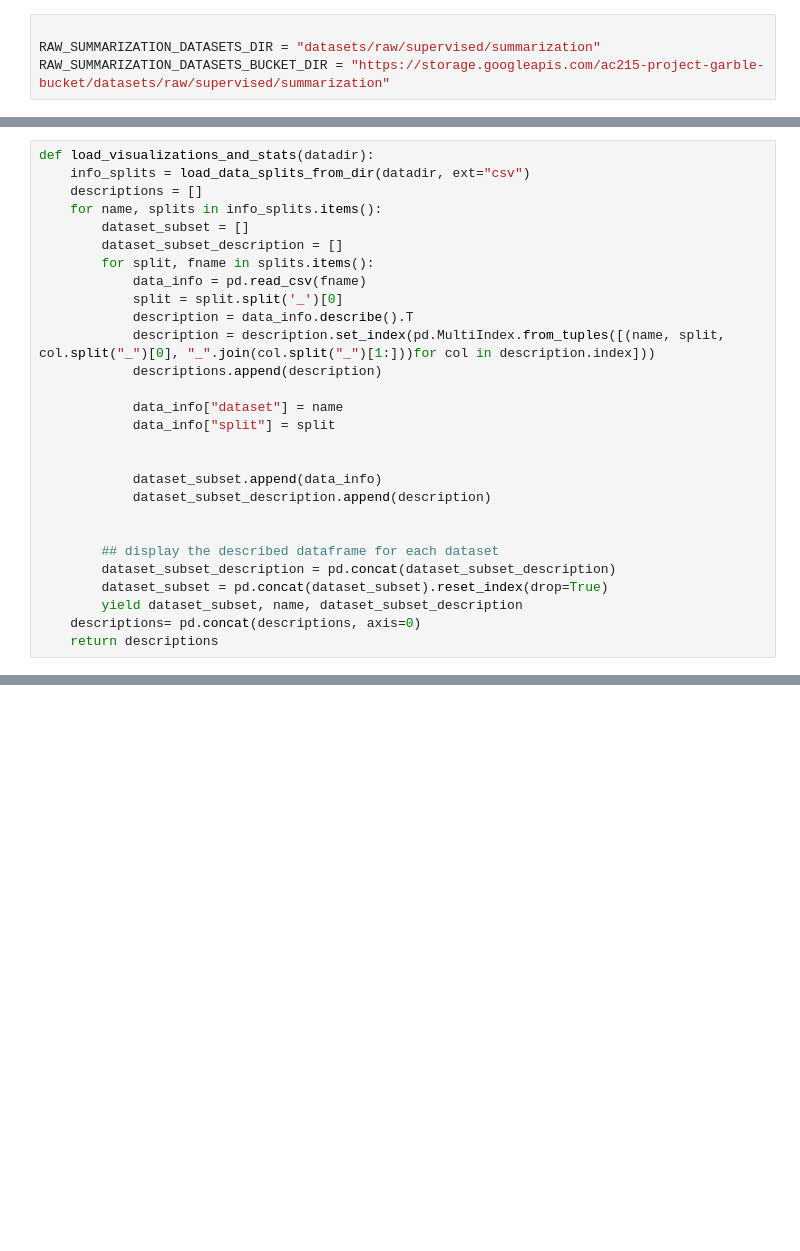
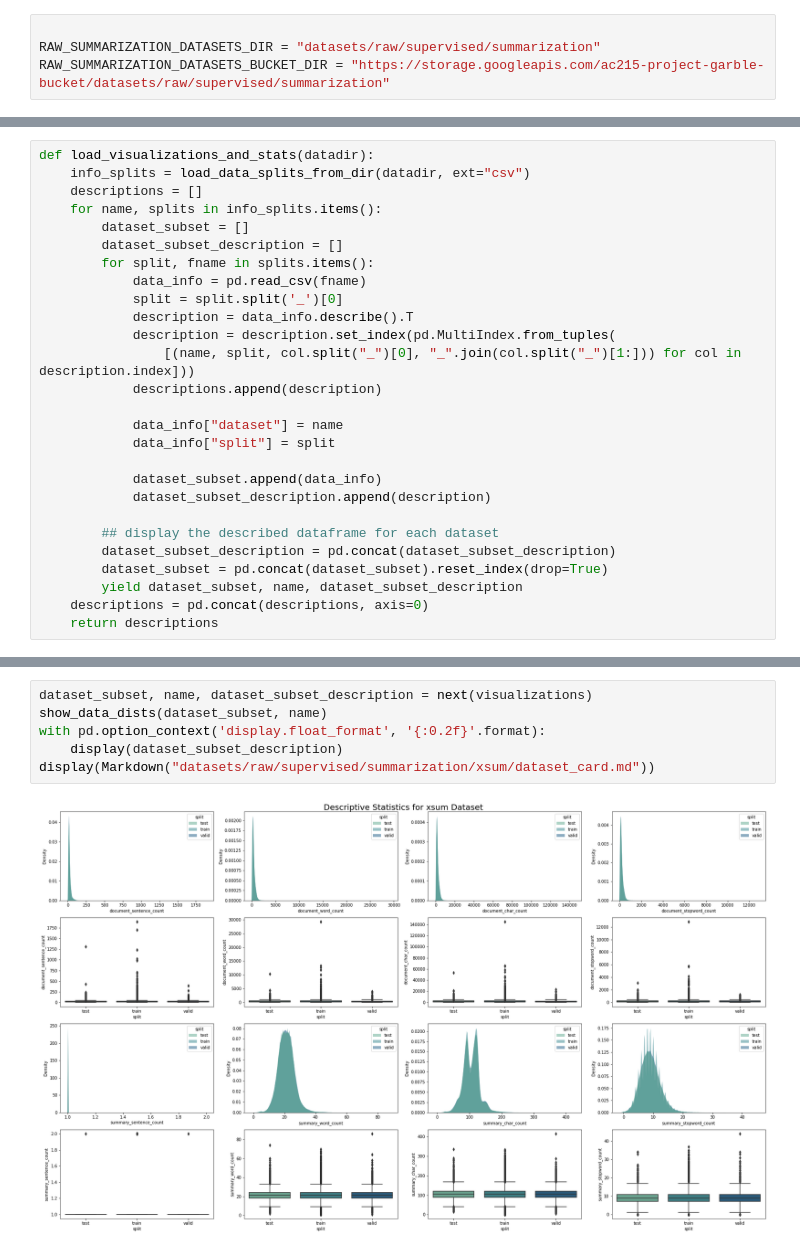
Before and after one commit to parambharat/AC215_projectgarble, a Jupyter notebook: notebooks/dataset_eda.ipynb, the cells around one changed output, grey strips where cells are left out. Saved outputs shown, nothing was run; the diff lists cells and outputs as text; blank space fills up the shorter version.

Commit message:
update: edit dataset cards for easy display

```diff
--- a/notebooks/dataset_eda.ipynb
+++ b/notebooks/dataset_eda.ipynb
@@ -175,22 +197,21 @@ def load_visualizations_and_stats(datadir):
             data_info = pd.read_csv(fname)
             split = split.split('_')[0]
             description = data_info.describe().T
-            description = description.set_index(pd.MultiIndex.from_tuples([(name, split, col.split("_")[0], "_".join(col.split("_")[1:]))for col in description.index]))
+            description = description.set_index(pd.MultiIndex.from_tuples(
+                [(name, split, col.split("_")[0], "_".join(col.split("_")[1:])) for col in description.index]))
             descriptions.append(description)
 
             data_info["dataset"] = name
             data_info["split"] = split
 
-
             dataset_subset.append(data_info)
             dataset_subset_description.append(description)
-
 
         ## display the described dataframe for each dataset
         dataset_subset_description = pd.concat(dataset_subset_description)
         dataset_subset = pd.concat(dataset_subset).reset_index(drop=True)
         yield dataset_subset, name, dataset_subset_description
-    descriptions= pd.concat(descriptions, axis=0)
+    descriptions = pd.concat(descriptions, axis=0)
     return descriptions
 # %%
 visualizations = load_visualizations_and_stats(RAW_SUMMARIZATION_DATASETS_DIR)
@@ -622,0 +644,8 @@ task_ids:
+# %%
+dataset_subset, name, dataset_subset_description = next(visualizations)
+show_data_dists(dataset_subset, name)
+with pd.option_context('display.float_format', '{:0.2f}'.format):
+    display(dataset_subset_description)
+display(Markdown("datasets/raw/supervised/summarization/xsum/dataset_card.md"))
+# %% [output]
+[figure, added]
```
Also changed, not shown: parts of 19 cells of this notebook, 8 other files.
